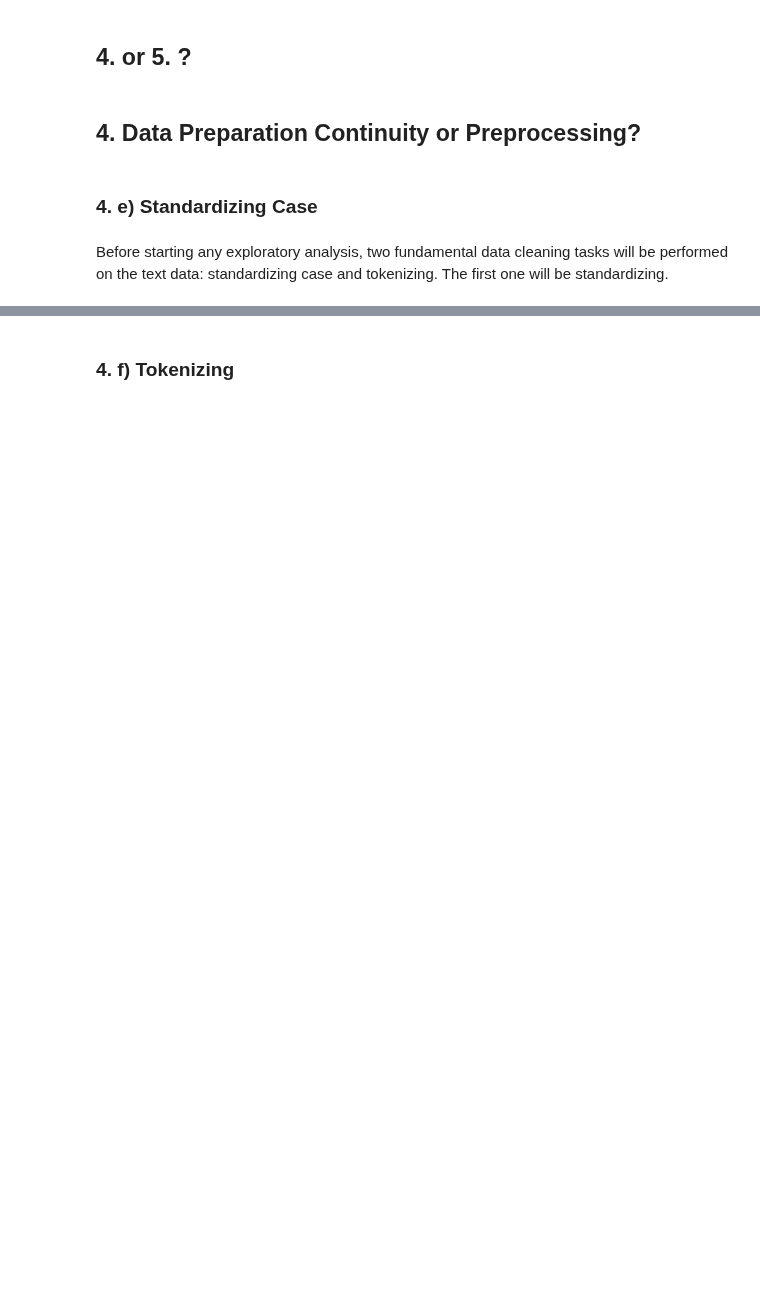
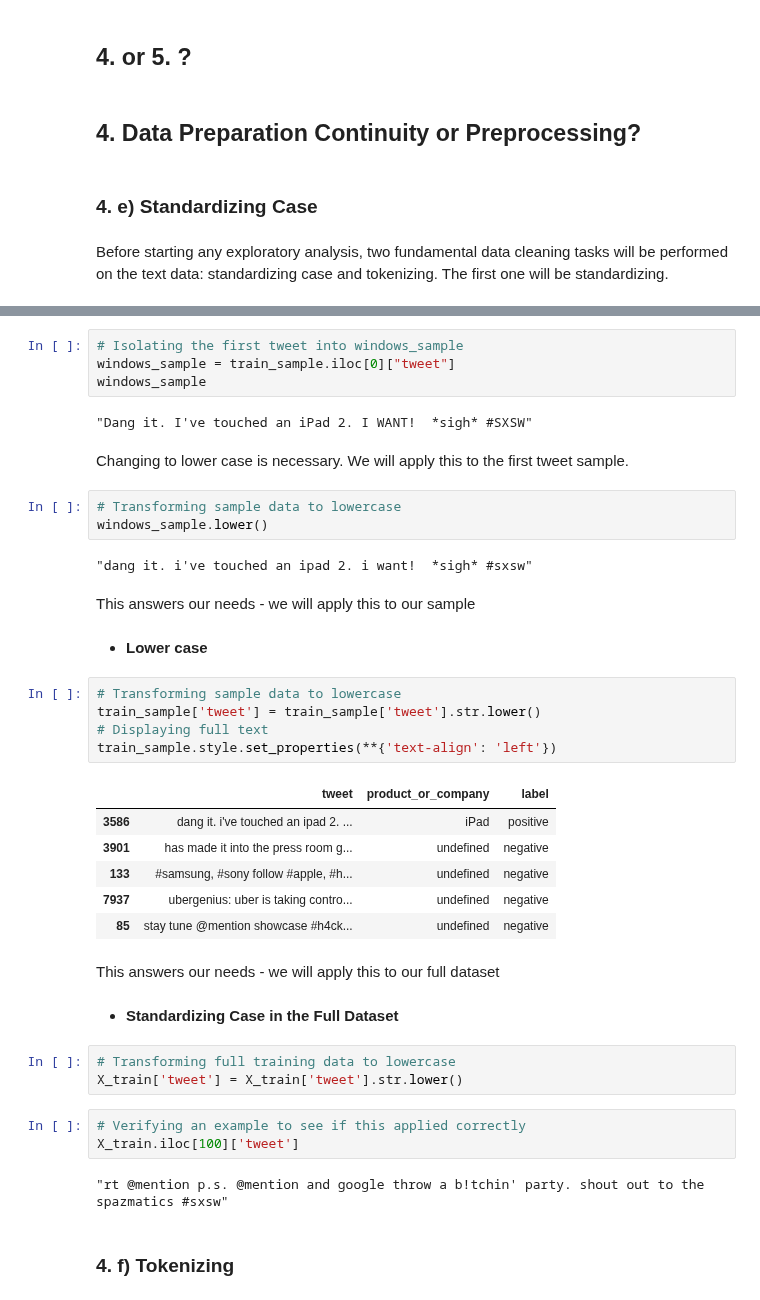
Before and after one commit to AlbaneCM/NLP, a Jupyter notebook: Natural-Language-Processing-Sentiment-Analysis.ipynb, the cells around one changed output, grey strips where cells are left out. Cells and saved outputs as stored; diff of their text form; blank space fills up the shorter version.

```diff
--- a/Natural-Language-Processing-Sentiment-Analysis.ipynb
+++ b/Natural-Language-Processing-Sentiment-Analysis.ipynb
@@ -474,3 +474,44 @@ Before starting any exploratory analysis, two fundamental data cleaning tasks wi
+# %%
+# Isolating the first tweet into windows_sample
+windows_sample = train_sample.iloc[0]["tweet"]
+windows_sample
+# %% [output]
+"Dang it. I've touched an iPad 2. I WANT!  *sigh* #SXSW"
+# %% [markdown]
+Changing to lower case is necessary. We will apply this to the first tweet sample.
+# %%
+# Transforming sample data to lowercase
+windows_sample.lower()
+# %% [output]
+"dang it. i've touched an ipad 2. i want!  *sigh* #sxsw"
+# %% [markdown]
+This answers our needs - we will apply this to our sample
+# %% [markdown]
+* **Lower case**
+# %%
+# Transforming sample data to lowercase
+train_sample['tweet'] = train_sample['tweet'].str.lower()
+# Displaying full text
+train_sample.style.set_properties(**{'text-align': 'left'})
+# %% [output]
+|  | tweet | product_or_company | label |
+| 3586 | dang it. i've touched an ipad 2. ... | iPad | positive |
+| 3901 | has made it into the press room g... | undefined | negative |
+| 133 | #samsung, #sony follow #apple, #h... | undefined | negative |
+| 7937 | ubergenius: uber is taking contro... | undefined | negative |
+| 85 | stay tune @mention showcase #h4ck... | undefined | negative |
+# %% [markdown]
+This answers our needs - we will apply this to our full dataset
+# %% [markdown]
+* **Standardizing Case in the Full Dataset**
+# %%
+# Transforming full training data to lowercase
+X_train['tweet'] = X_train['tweet'].str.lower()
+# %%
+# Verifying an example to see if this applied correctly
+X_train.iloc[100]['tweet']
+# %% [output]
+"rt @mention p.s. @mention and google throw a b!tchin' party. shout out to the spazmatics #sxsw"
 # %% [markdown]
 ### 4. f) Tokenizing
 # %% [markdown]
```
Also changed, not shown: parts of 22 cells of this notebook.
